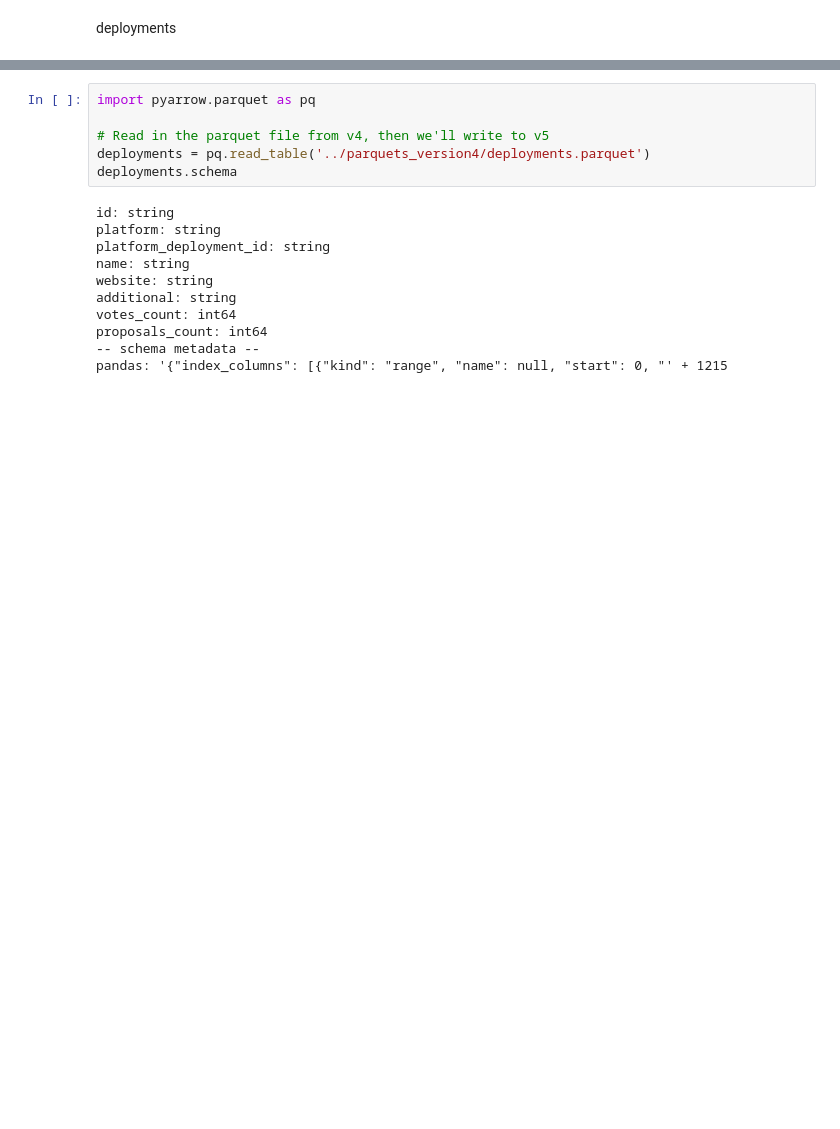
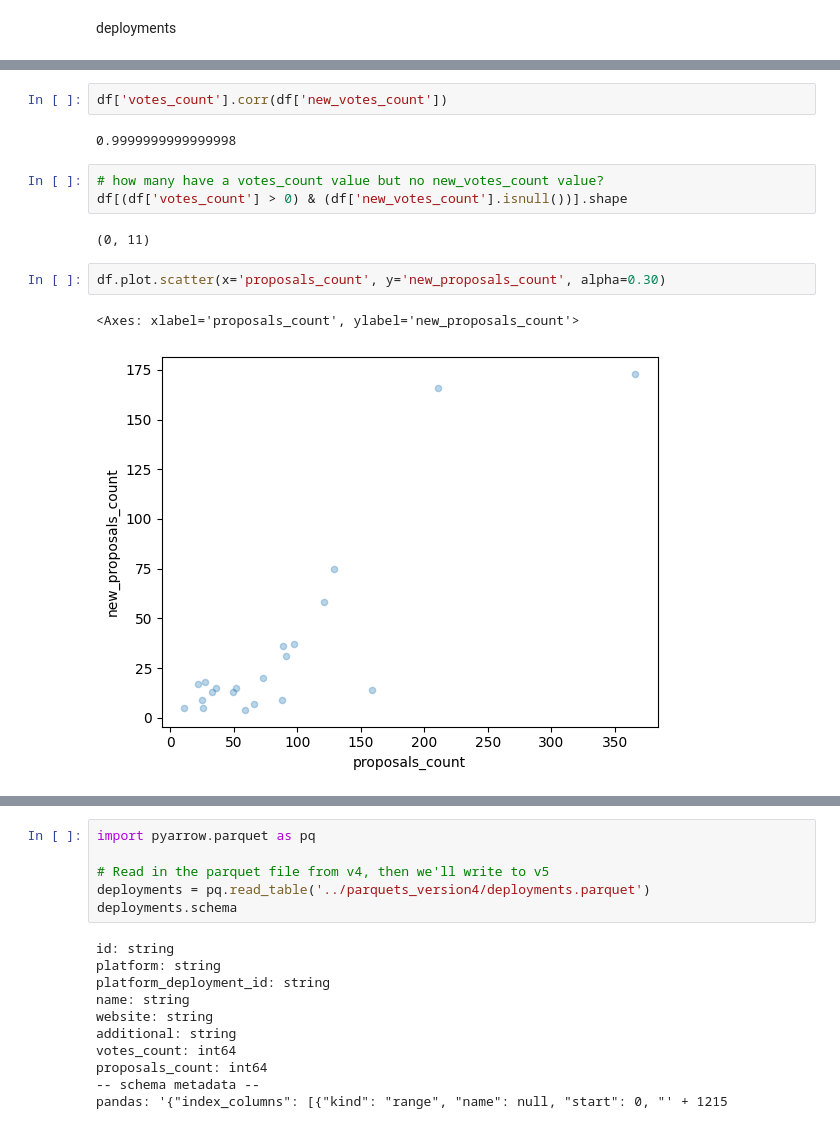
Before and after one commit to daviddavo/daos-verano, a Jupyter notebook: parquet_cleanup/v5_prepare_governor_deployments.ipynb, the cells around one changed output, grey strips where cells are left out. Saved outputs shown, nothing was run; the diff lists cells and outputs as text; blank space fills up the shorter version.

```diff
--- a/parquet_cleanup/v5_prepare_governor_deployments.ipynb
+++ b/parquet_cleanup/v5_prepare_governor_deployments.ipynb
@@ -13,0 +128,14 @@ governor_deployments_df.head()
+# %%
+df['votes_count'].corr(df['new_votes_count'])
+# %% [output]
+0.9999999999999998
+# %%
+# how many have a votes_count value but no new_votes_count value?
+df[(df['votes_count'] > 0) & (df['new_votes_count'].isnull())].shape
+# %% [output]
+(0, 11)
+# %%
+df.plot.scatter(x='proposals_count', y='new_proposals_count', alpha=0.30)
+# %% [output]
+<Axes: xlabel='proposals_count', ylabel='new_proposals_count'>
+[figure, added]
```
Also changed, not shown: parts of 22 cells of this notebook, 2 other files.
